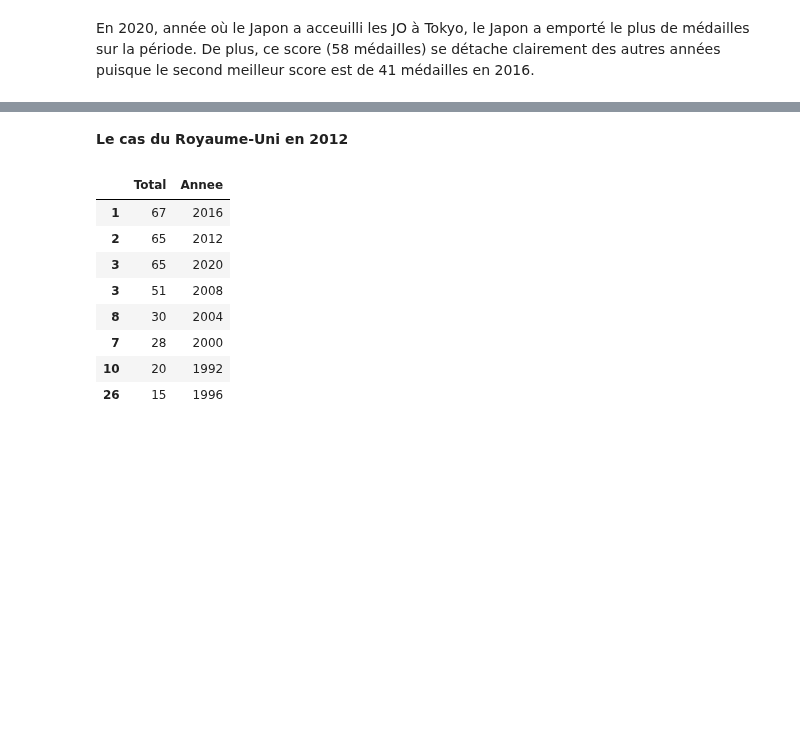
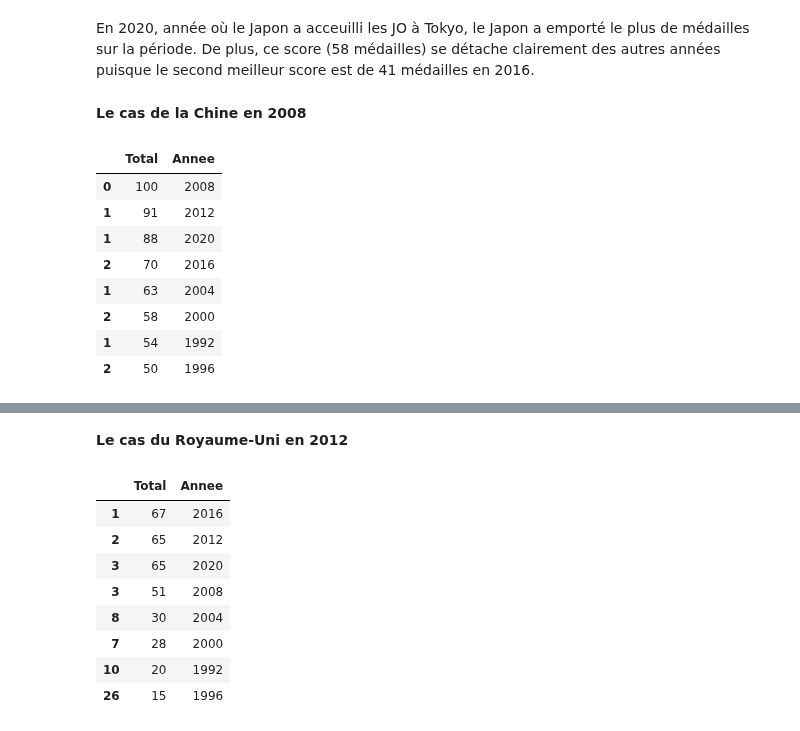
Before and after one commit to clemencebriodeau/Projet-python, a Jupyter notebook: Visualisation.ipynb, the cells around one changed output, grey strips where cells are left out. Cells and saved outputs as stored; diff of their text form; code cells hidden in the pictures; blank space fills up the shorter version.

```diff
--- a/Visualisation.ipynb
+++ b/Visualisation.ipynb
@@ -321,2 +321,24 @@ Text(0.5, 0, 'Nombre total de médailles')
 # %% [markdown]
 En 2020, année où le Japon a acceuilli les JO à Tokyo, le Japon a emporté le plus de médailles sur la période. De plus, ce score (58 médailles) se détache clairement des autres années puisque le second meilleur score est de 41 médailles en 2016.
+# %% [markdown]
+**Le cas de la Chine en 2008**
+# %%
+# on ne retient que les resultats de la Chine
+dfchine = df[df['Country Name']=='People\'s Republic of China']
+# on ne garde que les colonnes du nombre de médailles au total et l'année
+dfchine1 = dfchine[['Total','Annee']]
+# on ordonne de facon décroissante le nombre de médailles
+dfCHINE = dfchine1.sort_values('Total', ascending=False)
+# on transforme l'année en string sinon le graphique se fait de façon a ce que les années soient ordonnées chronologiquement
+dfCHINE['Annee']= dfCHINE['Annee'].astype(str)
+dfCHINE
+# %% [output]
+|  | Total | Annee |
+| 0 | 100 | 2008 |
+| 1 | 91 | 2012 |
+| 1 | 88 | 2020 |
+| 2 | 70 | 2016 |
+| 1 | 63 | 2004 |
+| 2 | 58 | 2000 |
+| 1 | 54 | 1992 |
+| 2 | 50 | 1996 |
```
Also changed, not shown: parts of 6 cells of this notebook.
